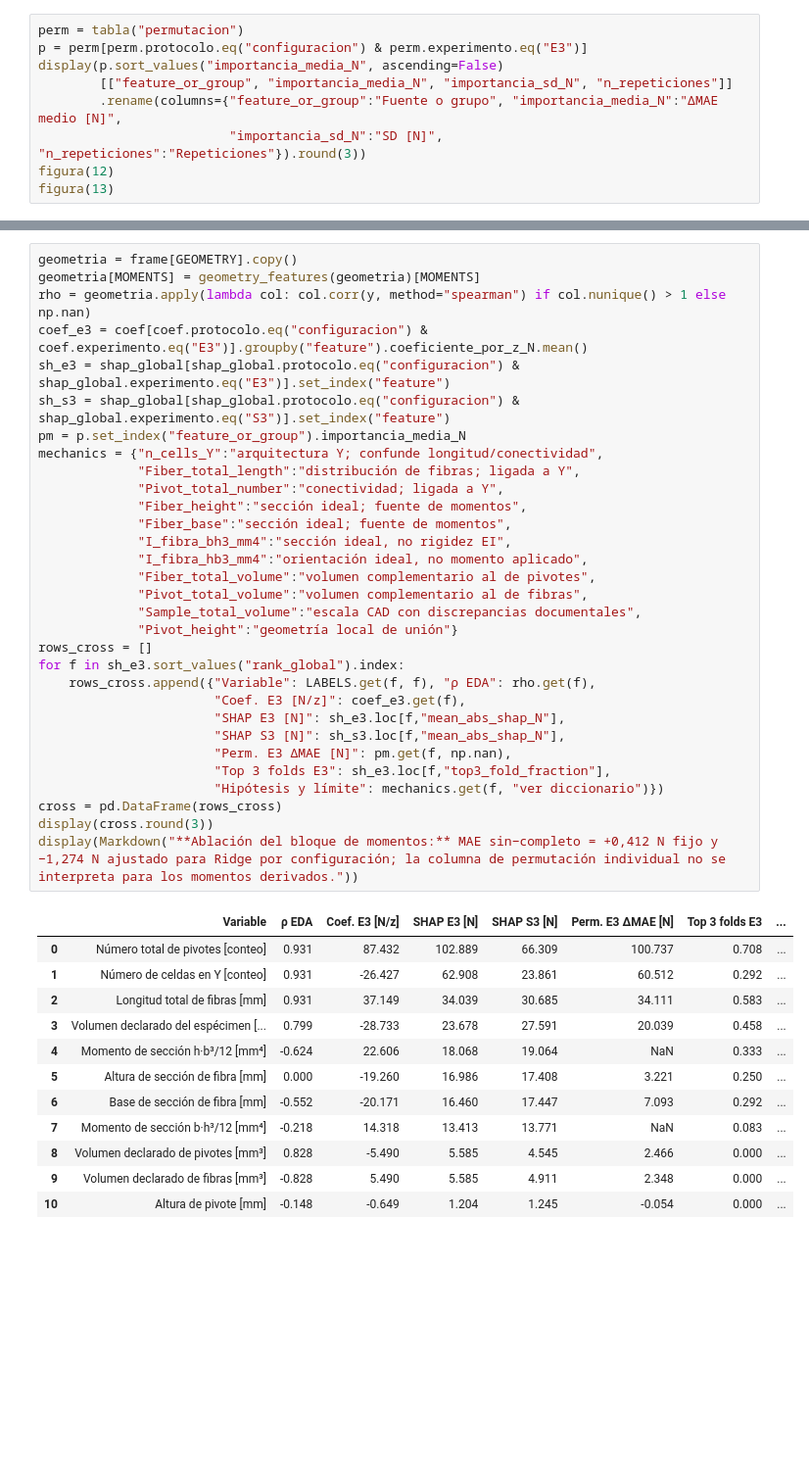
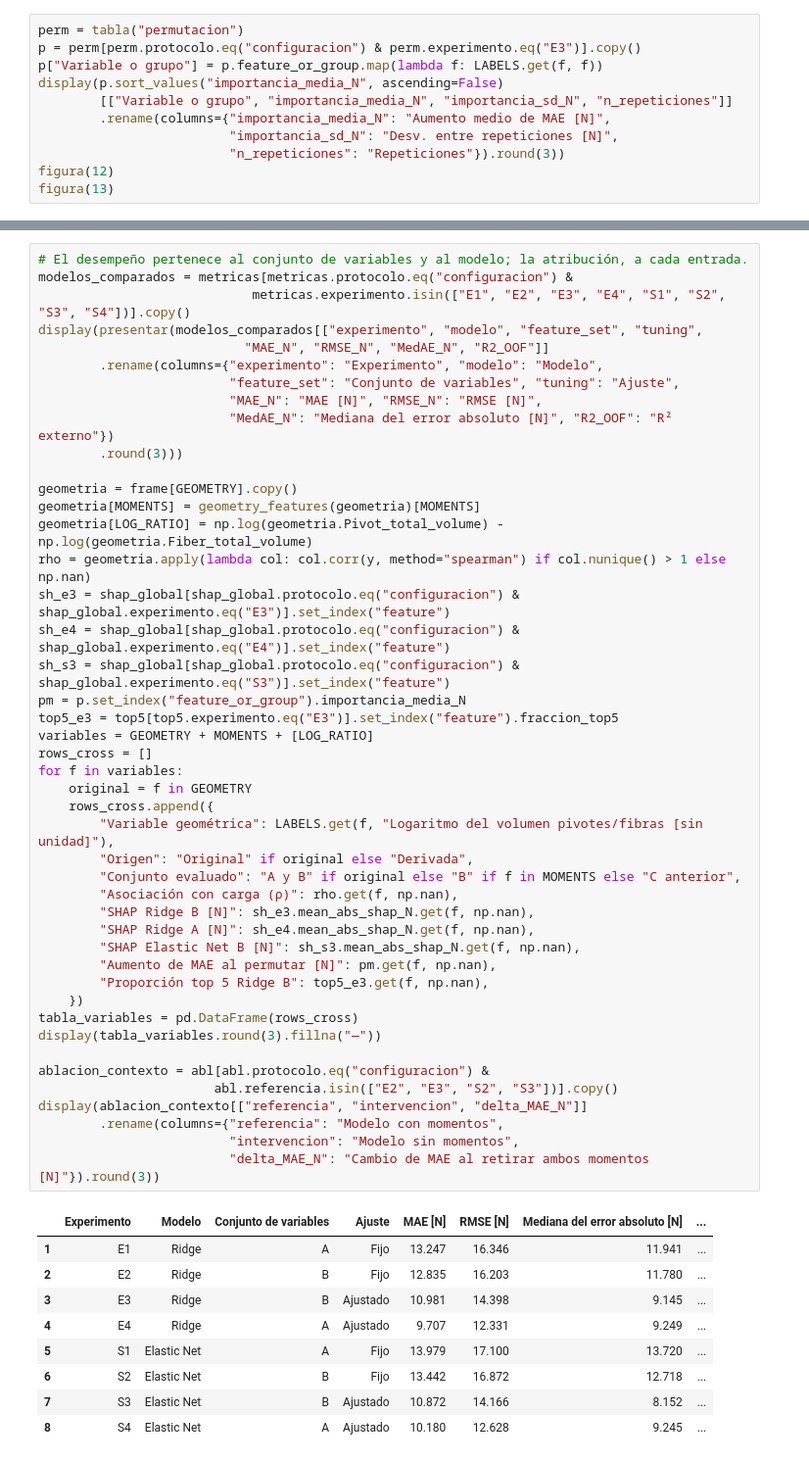
Before and after one commit to melissaaylasb-sudo/T02_MIA14_SeccionB, a Jupyter notebook: notebooks/06_Modelado_Tuning_SHAP.ipynb, the cells around one changed output, grey strips where cells are left out. Shown at 98% size. Saved outputs shown, nothing was run; the diff lists cells and outputs as text; blank space fills up the shorter version.

Commit message:
docs: redactar analisis SHAP y matriz de tesis en espanol

```diff
--- a/notebooks/06_Modelado_Tuning_SHAP.ipynb
+++ b/notebooks/06_Modelado_Tuning_SHAP.ipynb
@@ -595,10 +643,12 @@ La permutación usa `MAE_permutado − MAE_original` con 12 repeticiones. Muchos
 # %%
 perm = tabla("permutacion")
-p = perm[perm.protocolo.eq("configuracion") & perm.experimento.eq("E3")]
+p = perm[perm.protocolo.eq("configuracion") & perm.experimento.eq("E3")].copy()
+p["Variable o grupo"] = p.feature_or_group.map(lambda f: LABELS.get(f, f))
 display(p.sort_values("importancia_media_N", ascending=False)
-        [["feature_or_group", "importancia_media_N", "importancia_sd_N", "n_repeticiones"]]
-        .rename(columns={"feature_or_group":"Fuente o grupo", "importancia_media_N":"ΔMAE medio [N]",
-                         "importancia_sd_N":"SD [N]", "n_repeticiones":"Repeticiones"}).round(3))
+        [["Variable o grupo", "importancia_media_N", "importancia_sd_N", "n_repeticiones"]]
+        .rename(columns={"importancia_media_N": "Aumento medio de MAE [N]",
+                         "importancia_sd_N": "Desv. entre repeticiones [N]",
+                         "n_repeticiones": "Repeticiones"}).round(3))
 figura(12)
 figura(13)
 # %% [output]
@@ -689,44 +755,55 @@ La correlación EDA es descriptiva sobre los 26 casos; el coeficiente es la medi
 # %%
+# El desempeño pertenece al conjunto de variables y al modelo; la atribución, a cada entrada.
+modelos_comparados = metricas[metricas.protocolo.eq("configuracion") &
+                            metricas.experimento.isin(["E1", "E2", "E3", "E4", "S1", "S2", "S3", "S4"])].copy()
+display(presentar(modelos_comparados[["experimento", "modelo", "feature_set", "tuning",
+                           "MAE_N", "RMSE_N", "MedAE_N", "R2_OOF"]]
+        .rename(columns={"experimento": "Experimento", "modelo": "Modelo",
+                         "feature_set": "Conjunto de variables", "tuning": "Ajuste",
+                         "MAE_N": "MAE [N]", "RMSE_N": "RMSE [N]",
+                         "MedAE_N": "Mediana del error absoluto [N]", "R2_OOF": "R² externo"})
+        .round(3)))
+
 geometria = frame[GEOMETRY].copy()
 geometria[MOMENTS] = geometry_features(geometria)[MOMENTS]
+geometria[LOG_RATIO] = np.log(geometria.Pivot_total_volume) - np.log(geometria.Fiber_total_volume)
 rho = geometria.apply(lambda col: col.corr(y, method="spearman") if col.nunique() > 1 else np.nan)
-coef_e3 = coef[coef.protocolo.eq("configuracion") & coef.experimento.eq("E3")].groupby("feature").coeficiente_por_z_N.mean()
 sh_e3 = shap_global[shap_global.protocolo.eq("configuracion") & shap_global.experimento.eq("E3")].set_index("feature")
+sh_e4 = shap_global[shap_global.protocolo.eq("configuracion") & shap_global.experimento.eq("E4")].set_index("feature")
 sh_s3 = shap_global[shap_global.protocolo.eq("configuracion") & shap_global.experimento.eq("S3")].set_index("feature")
 pm = p.set_index("feature_or_group").importancia_media_N
-mechanics = {"n_cells_Y":"arquitectura Y; confunde longitud/conectividad",
-             "Fiber_total_length":"distribución de fibras; ligada a Y",
-             "Pivot_total_number":"conectividad; ligada a Y",
-             "Fiber_height":"sección ideal; fuente de momentos",
-             "Fiber_base":"sección ideal; fuente de momentos",
-             "I_fibra_bh3_mm4":"sección ideal, no rigidez EI",
-             "I_fibra_hb3_mm4":"orientación ideal, no momento aplicado",
-             "Fiber_total_volume":"volumen complementario al de pivotes",
-             "Pivot_total_volume":"volumen complementario al de fibras",
-             "Sample_total_volume":"escala CAD con discrepancias documentales",
-             "Pivot_height":"geometría local de unión"}
+top5_e3 = top5[top5.experimento.eq("E3")].set_index("feature").fraccion_top5
+variables = GEOMETRY + MOMENTS + [LOG_RATIO]
 rows_cross = []
-for f in sh_e3.sort_values("rank_global").index:
-    rows_cross.append({"Variable": LABELS.get(f, f), "ρ EDA": rho.get(f),
-                       "Coef. E3 [N/z]": coef_e3.get(f),
-                       "SHAP E3 [N]": sh_e3.loc[f,"mean_abs_shap_N"],
-                       "SHAP S3 [N]": sh_s3.loc[f,"mean_abs_shap_N"],
-                       "Perm. E3 ΔMAE [N]": pm.get(f, np.nan),
-                       "Top 3 folds E3": sh_e3.loc[f,"top3_fold_fraction"],
-                       "Hipótesis y límite": mechanics.get(f, "ver diccionario")})
-cross = pd.DataFrame(rows_cross)
-display(cross.round(3))
-display(Markdown("**Ablación del bloque de momentos:** MAE sin−completo = +0,412 N fijo y −1,274 N ajustado para Ridge por configuración; la columna de permutación individual no se interpreta para los momentos derivados."))
+for f in variables:
+    original = f in GEOMETRY
+    rows_cross.append({
+        "Variable geométrica": LABELS.get(f, "Logaritmo del volumen pivotes/fibras [sin unidad]"),
+        "Origen": "Original" if original else "Derivada",
+        "Conjunto evaluado": "A y B" if original else "B" if f in MOMENTS else "C anterior",
+        "Asociación con carga (ρ)": rho.get(f, np.nan),
+        "SHAP Ridge B [N]": sh_e3.mean_abs_shap_N.get(f, np.nan),
+        "SHAP Ridge A [N]": sh_e4.mean_abs_shap_N.get(f, np.nan),
+        "SHAP Elastic Net B [N]": sh_s3.mean_abs_shap_N.get(f, np.nan),
+        "Aumento de MAE al permutar [N]": pm.get(f, np.nan),
+        "Proporción top 5 Ridge B": top5_e3.get(f, np.nan),
+    })
+tabla_variables = pd.DataFrame(rows_cross)
+display(tabla_variables.round(3).fillna("—"))
+
+ablacion_contexto = abl[abl.protocolo.eq("configuracion") &
+                       abl.referencia.isin(["E2", "E3", "S2", "S3"])].copy()
+display(ablacion_contexto[["referencia", "intervencion", "delta_MAE_N"]]
+        .rename(columns={"referencia": "Modelo con momentos",
+                         "intervencion": "Modelo sin momentos",
+                         "delta_MAE_N": "Cambio de MAE al retirar ambos momentos [N]"}).round(3))
 # %% [output]
-|  | Variable | ρ EDA | Coef. E3 [N/z] | SHAP E3 [N] | SHAP S3 [N] | Perm. E3 ΔMAE [N] | Top 3 folds E3 | ... |
-| 0 | Número total de pivotes [conteo] | 0.931 | 87.432 | 102.889 | 66.309 | 100.737 | 0.708 | ... |
-| 1 | Número de celdas en Y [conteo] | 0.931 | -26.427 | 62.908 | 23.861 | 60.512 | 0.292 | ... |
-| 2 | Longitud total de fibras [mm] | 0.931 | 37.149 | 34.039 | 30.685 | 34.111 | 0.583 | ... |
-| 3 | Volumen declarado del espécimen [... | 0.799 | -28.733 | 23.678 | 27.591 | 20.039 | 0.458 | ... |
-| 4 | Momento de sección h·b³/12 [mm⁴] | -0.624 | 22.606 | 18.068 | 19.064 | NaN | 0.333 | ... |
-| 5 | Altura de sección de fibra [mm] | 0.000 | -19.260 | 16.986 | 17.408 | 3.221 | 0.250 | ... |
-| 6 | Base de sección de fibra [mm] | -0.552 | -20.171 | 16.460 | 17.447 | 7.093 | 0.292 | ... |
-| 7 | Momento de sección b·h³/12 [mm⁴] | -0.218 | 14.318 | 13.413 | 13.771 | NaN | 0.083 | ... |
-| 8 | Volumen declarado de pivotes [mm³] | 0.828 | -5.490 | 5.585 | 4.545 | 2.466 | 0.000 | ... |
-| 9 | Volumen declarado de fibras [mm³] | -0.828 | 5.490 | 5.585 | 4.911 | 2.348 | 0.000 | ... |
-| 10 | Altura de pivote [mm] | -0.148 | -0.649 | 1.204 | 1.245 | -0.054 | 0.000 | ... |
+|  | Experimento | Modelo | Conjunto de variables | Ajuste | MAE [N] | RMSE [N] | Mediana del error absoluto [N] | ... |
+| 1 | E1 | Ridge | A | Fijo | 13.247 | 16.346 | 11.941 | ... |
+| 2 | E2 | Ridge | B | Fijo | 12.835 | 16.203 | 11.780 | ... |
+| 3 | E3 | Ridge | B | Ajustado | 10.981 | 14.398 | 9.145 | ... |
+| 4 | E4 | Ridge | A | Ajustado | 9.707 | 12.331 | 9.249 | ... |
+| 5 | S1 | Elastic Net | A | Fijo | 13.979 | 17.100 | 13.720 | ... |
+| 6 | S2 | Elastic Net | B | Fijo | 13.442 | 16.872 | 12.718 | ... |
+| 7 | S3 | Elastic Net | B | Ajustado | 10.872 | 14.166 | 8.152 | ... |
+| 8 | S4 | Elastic Net | A | Ajustado | 10.180 | 12.628 | 9.245 | ... |
```
Also changed, not shown: parts of 48 cells of this notebook, 4 other files.
